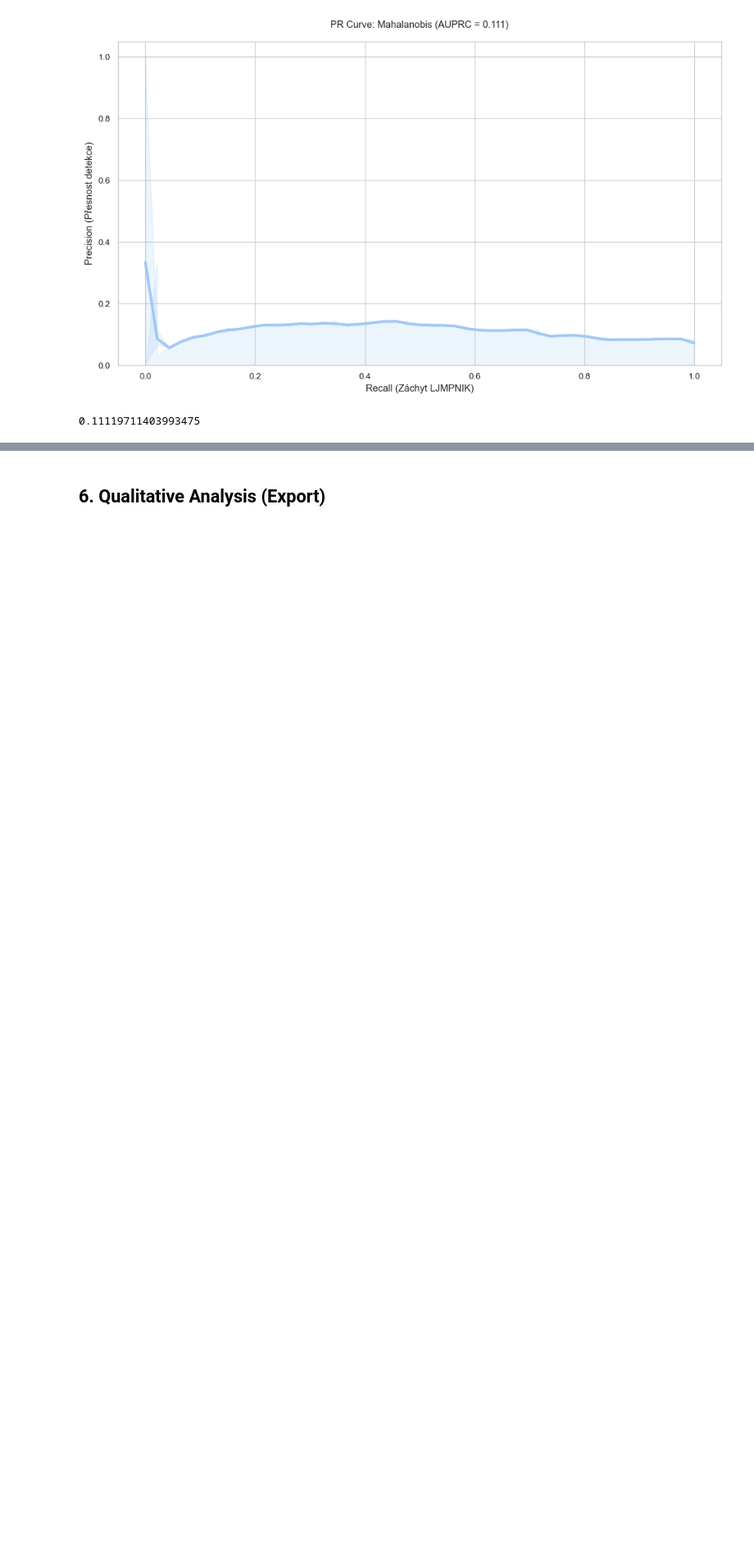
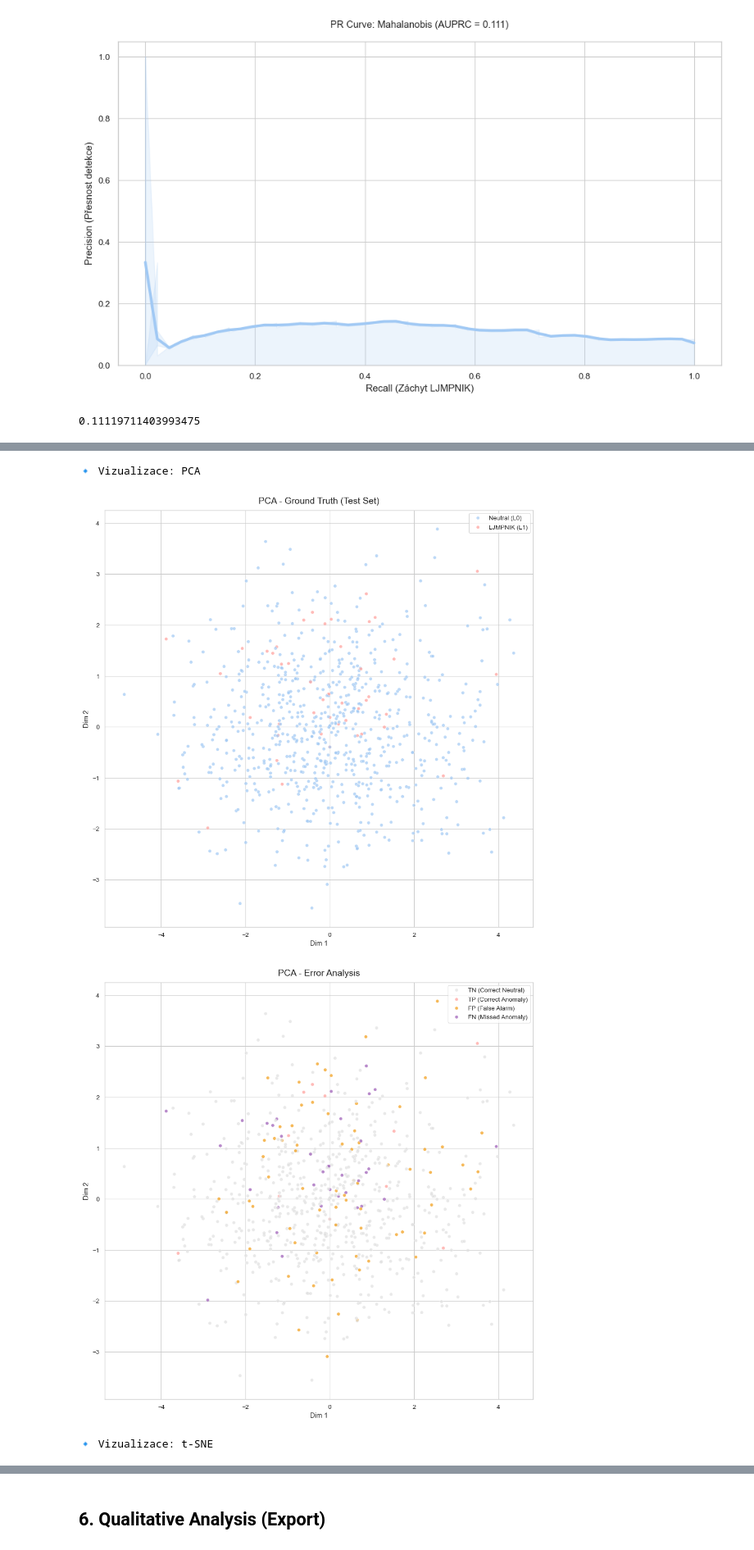
Before and after one commit to Dobes-Michal-Tobias/ThesisCoding, a Jupyter notebook: notebooks/03_M1_S1_Unsupervised_Token.ipynb, the cells around one changed output, grey strips where cells are left out. Shown at 82% size. Saved outputs shown, nothing was run; the diff lists cells and outputs as text; code cells hidden in the pictures; blank space fills up the shorter version.

```diff
--- a/notebooks/03_M1_S1_Unsupervised_Token.ipynb
+++ b/notebooks/03_M1_S1_Unsupervised_Token.ipynb
@@ -431,0 +670,54 @@ TypeError: plot_confusion_matrix_heatmap() got an unexpected keyword argument 'n
+# %%
+# =============================================================================
+# 7. PROJEKCE EMBEDDINGŮ (PCA, t-SNE, UMAP)
+# =============================================================================
+print(f"🎨 Počítám projekce pro {best_run['model']}...")
+
+# 1. Výpočet projekcí (pouze jednou!)
+# Používáme X_test z vítězného modelu
+# Funkce sama udělá subsampling (např. na 3000 bodů), aby to bylo rychlé
+projections, indices = visualization.compute_projections(
+    data_best['X_test'],
+    methods=['PCA', 't-SNE', 'UMAP'],
+    random_state=42
+)
+
+# Musíme filtrovat i labely, abychom seděli na vybrané vzorky (pokud se subsamplovalo)
+y_test_viz = data_best['y_test'][indices]
+y_pred_viz = y_pred_test[indices]
+
+# 2. Generování grafů (Loop přes metody)
+for method, coords in projections.items():
+    print(f"\n🔹 Vizualizace: {method}")
+
+    # --- A) Ground Truth (Co to reálně je) ---
+    # Připravíme labely
+    labels_gt = pd.Series(y_test_viz).map({
+        0: 'Neutral (L0)',
+        1: 'LJMPNIK (L1)'
+    })
+
+    visualization.plot_embedding_projection(
+        coords=coords,
+        labels=labels_gt,
+        palette={
+            'Neutral (L0)': config.COLORS['l0'],
+            'LJMPNIK (L1)': config.COLORS['l1']
+        },
+        title=f"{method} - Ground Truth (Test Set)",
+        hue_order=['Neutral (L0)', 'LJMPNIK (L1)'],
+        save_path=config.RESULTS_DIR / f"proj_{method}_GT_{best_run['model']}.png"
+    )
+
+    # --- B) Error Analysis (Kde model chyboval) ---
+    # Použijeme tvou novou specializovanou funkci
+    visualization.plot_error_analysis_projection(
+        coords=coords,
+        y_true=y_test_viz,
+        y_pred=y_pred_viz,
+        method_name=method,
+        save_path=config.RESULTS_DIR / f"proj_{method}_Errors_{best_run['model']}.png"
+    )
+
+print("\n✅ Všechny projekce uloženy.")
+# %% [output]
@@ -431,0 +728,4 @@ TypeError: plot_confusion_matrix_heatmap() got an unexpected keyword argument 'n
+🔹 Vizualizace: PCA
+[figure, added]
+[figure, added]
+🔹 Vizualizace: t-SNE
```
Also changed, not shown: parts of 10 cells of this notebook, 11 other files.
